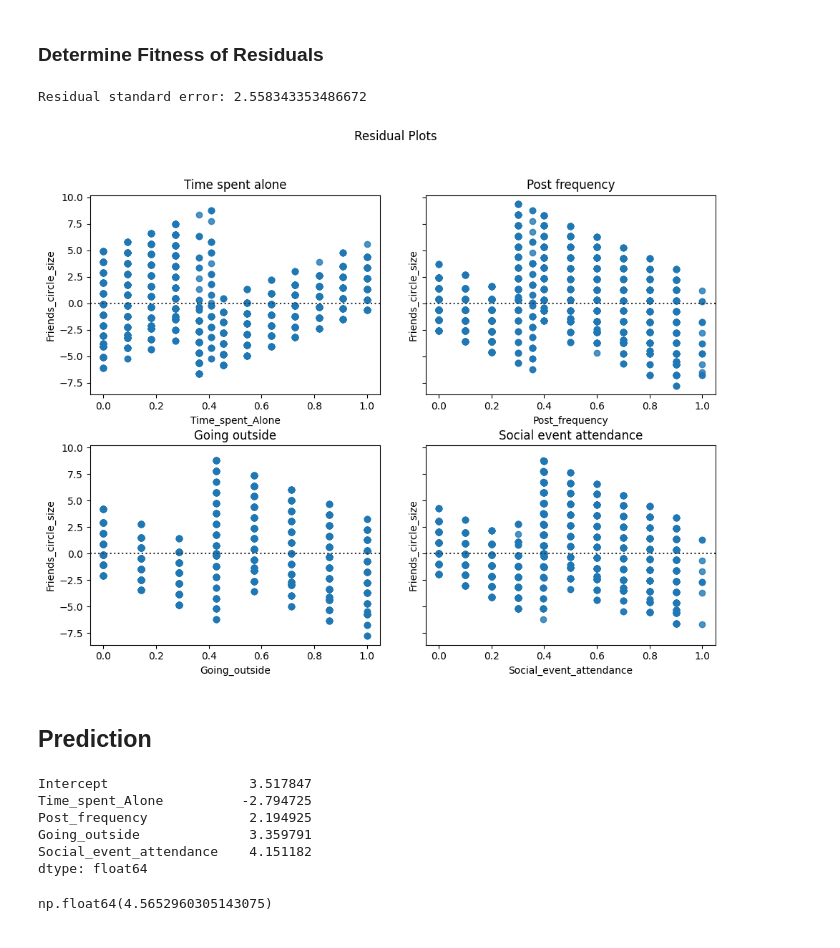
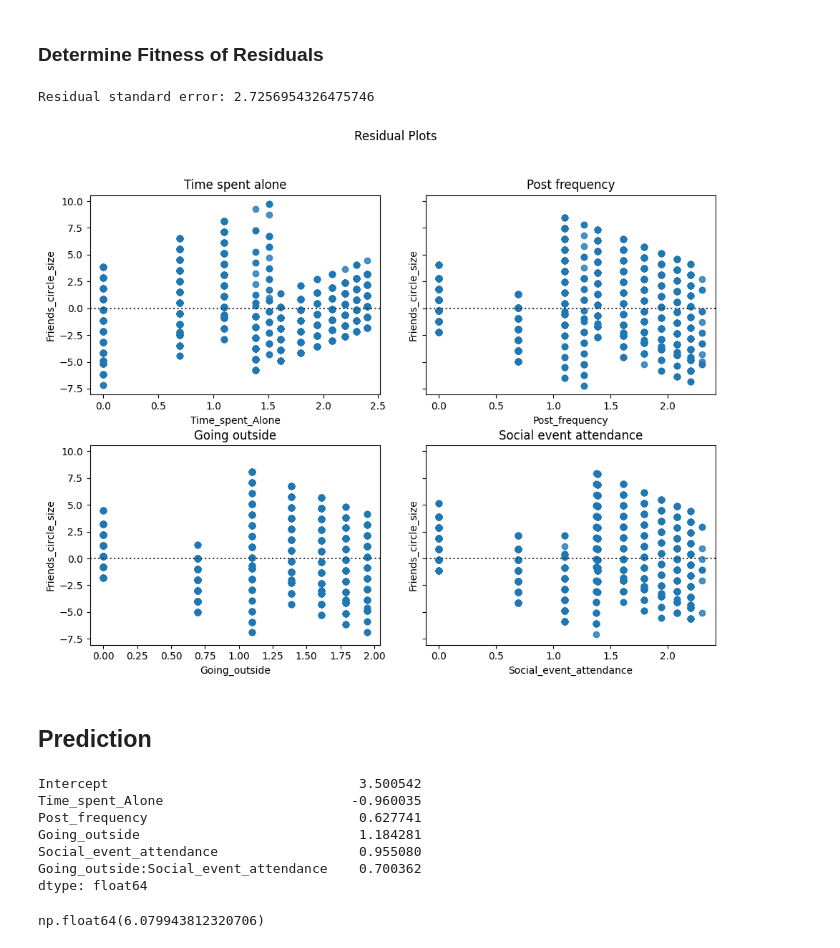
Before and after one commit to Prokope45/NeuralNetworkProject, a Jupyter notebook: LinearRegressionAnalysis.ipynb, the cells around one changed output. Saved outputs shown, nothing was run; the diff lists cells and outputs as text; code cells hidden in the pictures.

```diff
--- a/LinearRegressionAnalysis.ipynb
+++ b/LinearRegressionAnalysis.ipynb
@@ -111,7 +118,6 @@ ValueError: Boolean array expected for the condition, not float64
 # %% [markdown]
 ## Linear Regression using `statsmodels`
 # %%
-standard_scaler = lambda col: col / max(col)
 transformed_df = train_df.copy()[[
     "Time_spent_Alone",
     "Post_frequency",
@@ -121,7 +127,7 @@ transformed_df = train_df.copy()[[
 ]]
 
 model = ols(
-    formula='Friends_circle_size ~ Time_spent_Alone + Post_frequency + Going_outside + Social_event_attendance',
+    formula='Friends_circle_size ~ Time_spent_Alone + Post_frequency + Going_outside*Social_event_attendance',
     data=transformed_df
 ).fit()
 
@@ -313,6 +319,8 @@ Notes:
 # %% [markdown]
 ### Determine Fitness of Residuals
 # %%
+residuals = model.resid
+
 fig, axes = plt.subplots(2, 2, figsize=(10, 8), sharey=True)
 fig.suptitle("Residual Plots")
 fig.tight_layout(pad=3.0)
@@ -321,36 +329,36 @@ plots_info = [
     {
         "name": "Time_spent_Alone",
         "title": "Time spent alone",
         "axes": (0, 0)
     },
     {
         "name": "Post_frequency",
         "title": "Post frequency",
         "axes": (0, 1)
     },
     {
         "name": "Going_outside",
         "title": "Going outside",
         "axes": (1, 0)
     },
     {
         "name": "Social_event_attendance",
         "title": "Social event attendance",
         "axes": (1, 1)
     }
 ]
 
-print("Residual standard error: {}".format(np.std(residuals).iloc[0]))
+print("Residual standard error: {}".format(np.std(residuals)))
 
 for plot in plots_info:
     y_axis = plot["axes"][0]
     x_axis = plot["axes"][1]
     position = axes[y_axis, x_axis]
     sns.residplot(transformed_df, x=plot["name"], y="Friends_circle_size", ax=position)
     position.set_title(plot["title"])
 # %% [output]
-Residual standard error: 2.558343353486672
+Residual standard error: 2.7256954326475746
-[figure, old version]
+[figure, new version]
 # %% [markdown]
 ## Prediction
 # %%
@@ -361,15 +369,17 @@ time_alone = B.iloc[1]
 post_freq = B.iloc[2]
 outside = B.iloc[3]
 events = B.iloc[4]
+outside_event_attendance = B.iloc[5]
 
 # Regression variables were log transformed
-y = time_alone*0.4 + post_freq*0.5 + + outside*0.5 + events*0.7
+y = time_alone*np.log(1) + post_freq*np.log(9) + + outside*np.log(9) + events*np.log(9) + outside_event_attendance*np.log(1)
 y
 # %% [output]
-Intercept                  3.517847
-Time_spent_Alone          -2.794725
-Post_frequency             2.194925
-Going_outside              3.359791
-Social_event_attendance    4.151182
+Intercept                                3.500542
+Time_spent_Alone                        -0.960035
+Post_frequency                           0.627741
+Going_outside                            1.184281
+Social_event_attendance                  0.955080
+Going_outside:Social_event_attendance    0.700362
 dtype: float64
-np.float64(4.5652960305143075)
+np.float64(6.079943812320706)
```
Also changed, not shown: parts of 16 cells of this notebook, 1 other file.
